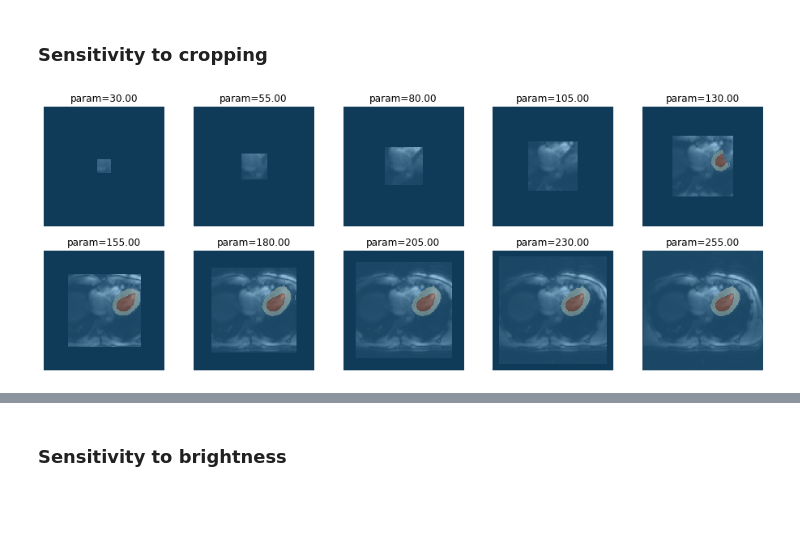
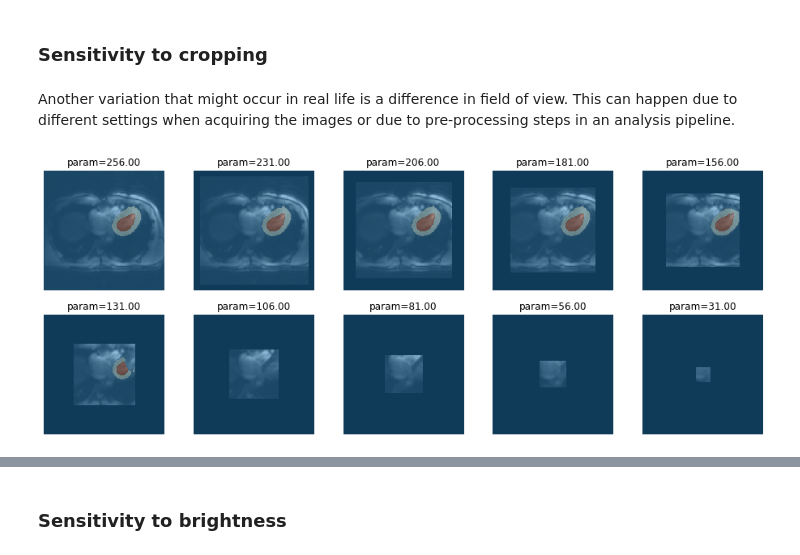
Before and after one commit to chfc-cmi/misas, a Jupyter notebook: 03_transversals.ipynb, the cells around one changed output, grey strips where cells are left out. Cells and saved outputs as stored; diff of their text form; code cells hidden in the pictures; blank space fills up the shorter version.

Commit message:
Fix crop/zoom evaluation. Add transversal docu

```diff
--- a/03_transversals.ipynb
+++ b/03_transversals.ipynb
@@ -129,7 +142,9 @@ gif_series(
 ![segmentation sensitivity to rotation](example/b0/rotation.gif)
 # %% [markdown]
 ### Sensitivity to cropping
+# %% [markdown]
+Another variation that might occur in real life is a difference in field of view. This can happen due to different settings when acquiring the images or due to pre-processing steps in an analysis pipeline.
 # %%
-plot_series(get_crop_series(img(),model, start = 30, end = 256, step = 25), nrow=2)
+plot_series(get_crop_series(img(),model, start = 256, end = 30, step = -25), nrow=2)
 # %% [output]
-[figure, old version]
+[figure, new version]
```
Also changed, not shown: parts of 32 cells of this notebook, 6 other files.
